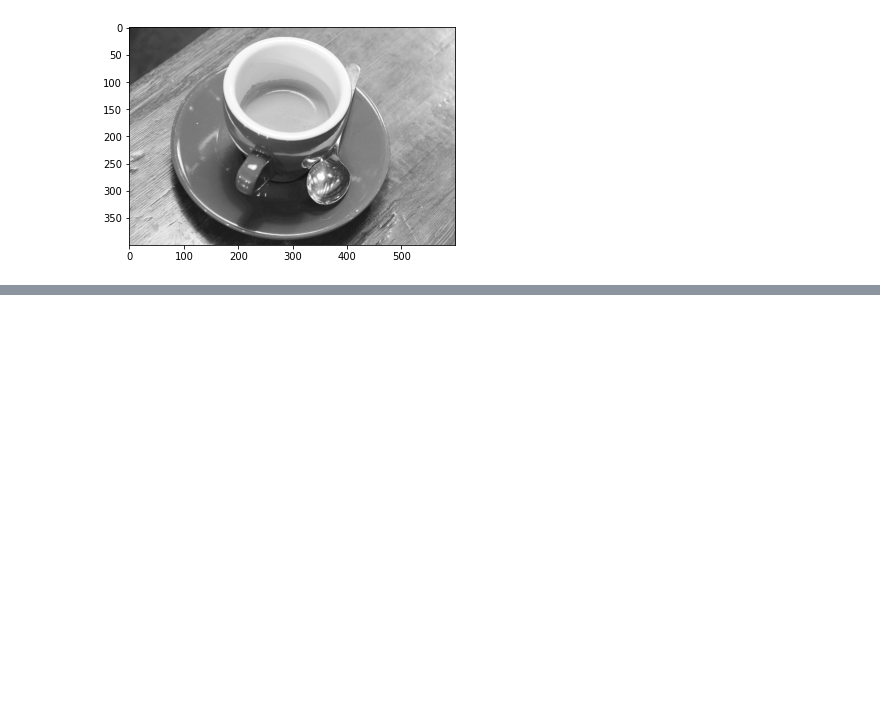
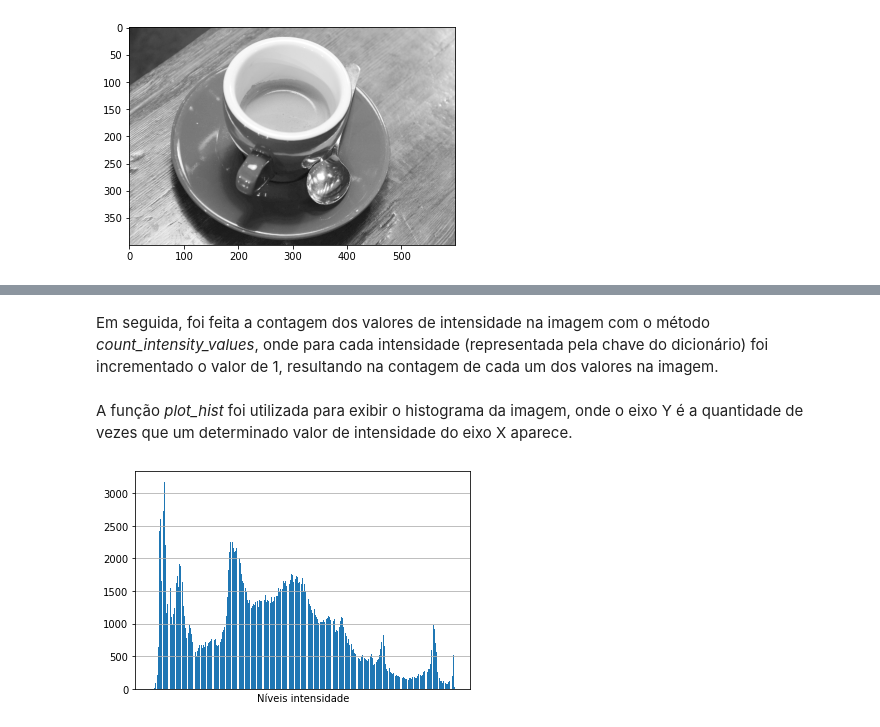
Before and after one commit to AlvaroCavalcante/digital-image-processing, a Jupyter notebook: PDI - Exercício 2.ipynb, the cells around one changed output, grey strips where cells are left out. Cells and saved outputs as stored; diff of their text form; code cells hidden in the pictures; blank space fills up the shorter version.

```diff
--- a/PDI - Exercício 2.ipynb
+++ b/PDI - Exercício 2.ipynb
@@ -149,0 +180,43 @@ plt.imshow(sqrt_image, cmap='gray')
+# %%
+def instantiate_histogram():
+    hist_array= []
+
+    for i in range(0,256):
+        hist_array.append(str(i))
+        hist_array.append(0)
+
+    hist_dct = {hist_array[i]: hist_array[i + 1] for i in range(0, len(hist_array), 2)}
+
+    return hist_dct
+
+histogram = instantiate_histogram()
+# %% [markdown]
+Em seguida, foi feita a contagem dos valores de intensidade na imagem com o método *count_intensity_values*, onde para cada intensidade (representada pela chave do dicionário) foi incrementado o valor de 1, resultando na contagem de cada um dos valores na imagem.
+# %%
+def count_intensity_values(hist, img):
+    for row in img:
+        for column in row:
+            hist[str(int(column))] = hist[str(int(column))] + 1
+
+    return hist
+
+histogram = count_intensity_values(histogram, image)
+# %% [markdown]
+A função *plot_hist* foi utilizada para exibir o histograma da imagem, onde o eixo Y é a quantidade de vezes que um determinado valor de intensidade do eixo X aparece.
+# %%
+def plot_hist(hist, hist2=''):
+    if hist2 != '':
+        figure, axarr = plt.subplots(1,2, figsize=(20, 10))
+        axarr[0].bar(hist.keys(), hist.values())
+        axarr[1].bar(hist2.keys(), hist2.values())
+    else:
+        plt.bar(hist.keys(), hist.values())
+        plt.xlabel("Níveis intensidade")
+        ax = plt.gca()
+        ax.axes.xaxis.set_ticks([])
+        plt.grid(True)
+        plt.show()
+# %%
+plot_hist(histogram)
+# %% [output]
+[figure, added]
```
Also changed, not shown: parts of 33 cells of this notebook, 2 other files.
